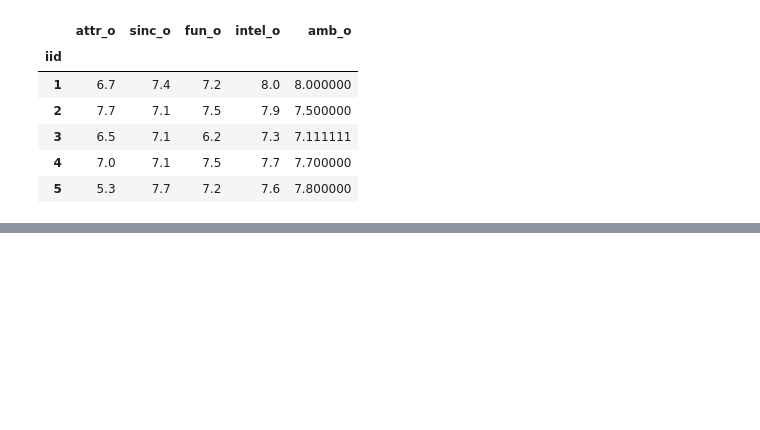
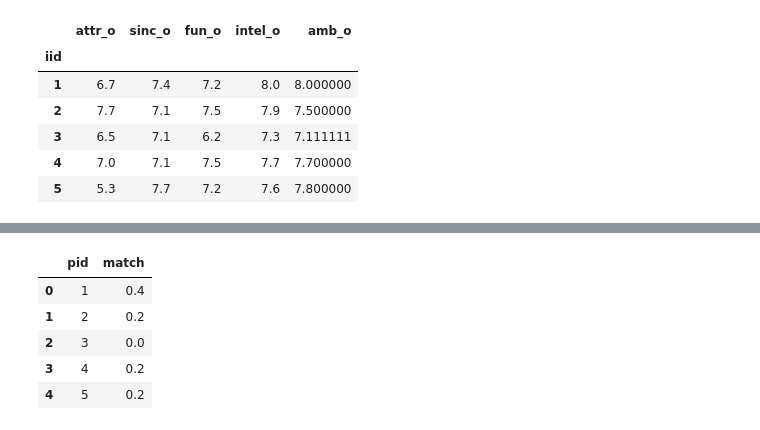
Before and after one commit to alexchouraki/Python-Project, a Jupyter notebook: Python Project.ipynb, the cells around one changed output, grey strips where cells are left out. Drawn from its saved outputs; the diff is of its cells as text; code cells hidden in the pictures; blank space fills up the shorter version.

```diff
--- a/Python Project.ipynb
+++ b/Python Project.ipynb
@@ -442,0 +501,9 @@ sddAP.head()
+# %%
+average_matches.head()
+# %% [output]
+|  | pid | match |
+| 0 | 1 | 0.4 |
+| 1 | 2 | 0.2 |
+| 2 | 3 | 0.0 |
+| 3 | 4 | 0.2 |
+| 4 | 5 | 0.2 |
```
Also changed, not shown: parts of 30 cells of this notebook.
